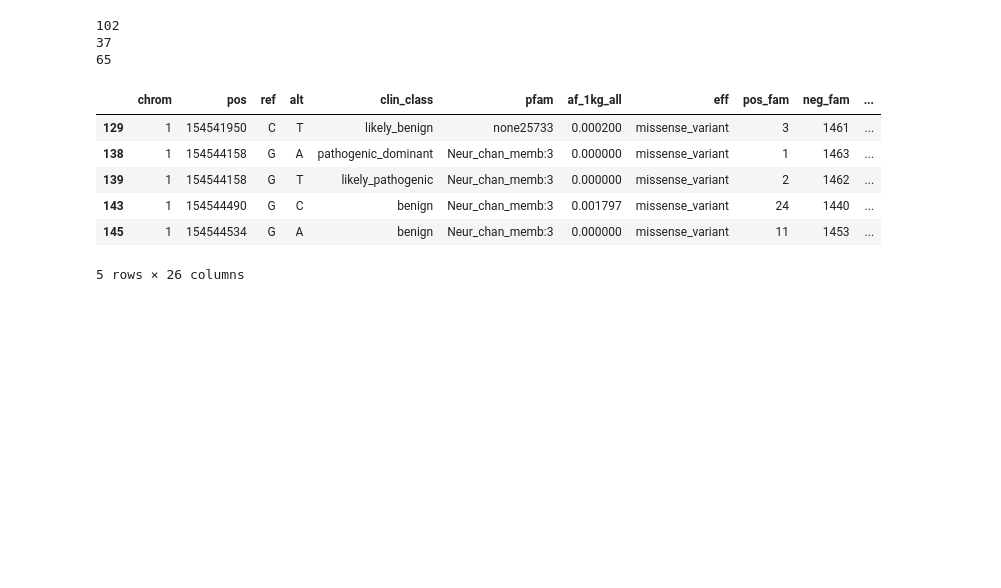
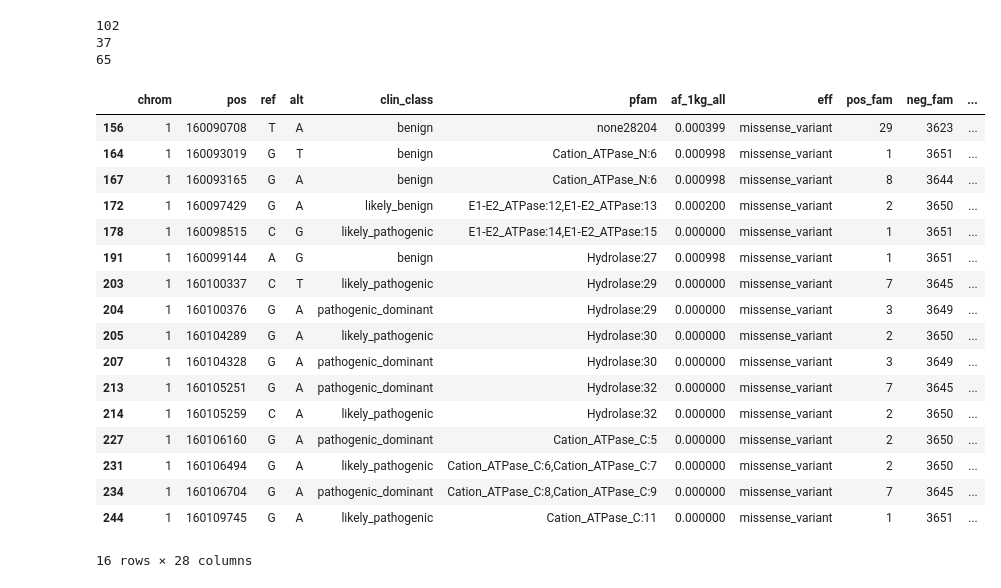
Before and after one commit to samesense/pathopredictor, a Jupyter notebook: notebooks/predict-for-missense-lab2-union_features.ipynb, the cells around one changed output. Saved outputs shown, nothing was run; the diff lists cells and outputs as text; code cells hidden in the pictures; blank space fills up the shorter version.

```diff
--- a/notebooks/predict-for-missense-lab2-union_features.ipynb
+++ b/notebooks/predict-for-missense-lab2-union_features.ipynb
@@ -131,12 +131,23 @@ print(len(clinvar_df[clinvar_df.y==0]))
 37
 65
 # %%
-clinvar_df.head()
+clinvar_df[clinvar_df['gene']=='ATP1A2'].head(20)
 # %% [output]
 |  | chrom | pos | ref | alt | clin_class | pfam | af_1kg_all | eff | pos_fam | neg_fam | ... |
-| 129 | 1 | 154541950 | C | T | likely_benign | none25733 | 0.000200 | missense_variant | 3 | 1461 | ... |
-| 138 | 1 | 154544158 | G | A | pathogenic_dominant | Neur_chan_memb:3 | 0.000000 | missense_variant | 1 | 1463 | ... |
-| 139 | 1 | 154544158 | G | T | likely_pathogenic | Neur_chan_memb:3 | 0.000000 | missense_variant | 2 | 1462 | ... |
-| 143 | 1 | 154544490 | G | C | benign | Neur_chan_memb:3 | 0.001797 | missense_variant | 24 | 1440 | ... |
-| 145 | 1 | 154544534 | G | A | benign | Neur_chan_memb:3 | 0.000000 | missense_variant | 11 | 1453 | ... |
+| 156 | 1 | 160090708 | T | A | benign | none28204 | 0.000399 | missense_variant | 29 | 3623 | ... |
+| 164 | 1 | 160093019 | G | T | benign | Cation_ATPase_N:6 | 0.000998 | missense_variant | 1 | 3651 | ... |
+| 167 | 1 | 160093165 | G | A | benign | Cation_ATPase_N:6 | 0.000998 | missense_variant | 8 | 3644 | ... |
+| 172 | 1 | 160097429 | G | A | likely_benign | E1-E2_ATPase:12,E1-E2_ATPase:13 | 0.000200 | missense_variant | 2 | 3650 | ... |
+| 178 | 1 | 160098515 | C | G | likely_pathogenic | E1-E2_ATPase:14,E1-E2_ATPase:15 | 0.000000 | missense_variant | 1 | 3651 | ... |
+| 191 | 1 | 160099144 | A | G | benign | Hydrolase:27 | 0.000998 | missense_variant | 1 | 3651 | ... |
+| 203 | 1 | 160100337 | C | T | likely_pathogenic | Hydrolase:29 | 0.000000 | missense_variant | 7 | 3645 | ... |
+| 204 | 1 | 160100376 | G | A | pathogenic_dominant | Hydrolase:29 | 0.000000 | missense_variant | 3 | 3649 | ... |
+| 205 | 1 | 160104289 | G | A | likely_pathogenic | Hydrolase:30 | 0.000000 | missense_variant | 2 | 3650 | ... |
+| 207 | 1 | 160104328 | G | A | pathogenic_dominant | Hydrolase:30 | 0.000000 | missense_variant | 3 | 3649 | ... |
+| 213 | 1 | 160105251 | G | A | pathogenic_dominant | Hydrolase:32 | 0.000000 | missense_variant | 7 | 3645 | ... |
+| 214 | 1 | 160105259 | C | A | likely_pathogenic | Hydrolase:32 | 0.000000 | missense_variant | 2 | 3650 | ... |
+| 227 | 1 | 160106160 | G | A | pathogenic_dominant | Cation_ATPase_C:5 | 0.000000 | missense_variant | 2 | 3650 | ... |
+| 231 | 1 | 160106494 | G | A | likely_pathogenic | Cation_ATPase_C:6,Cation_ATPase_C:7 | 0.000000 | missense_variant | 2 | 3650 | ... |
+| 234 | 1 | 160106704 | G | A | pathogenic_dominant | Cation_ATPase_C:8,Cation_ATPase_C:9 | 0.000000 | missense_variant | 7 | 3645 | ... |
+| 244 | 1 | 160109745 | G | A | likely_pathogenic | Cation_ATPase_C:11 | 0.000000 | missense_variant | 1 | 3651 | ... |
-5 rows × 26 columns
+16 rows × 28 columns
```
Also changed, not shown: parts of 5 cells of this notebook, 4 other files.
